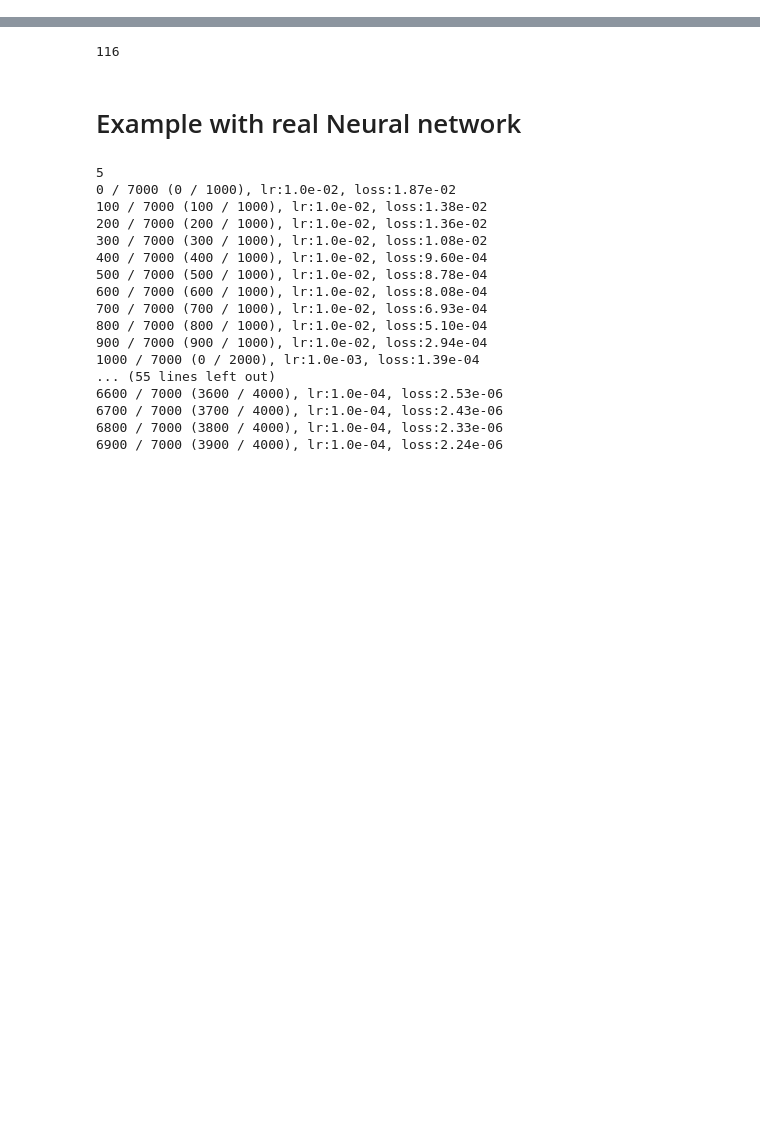
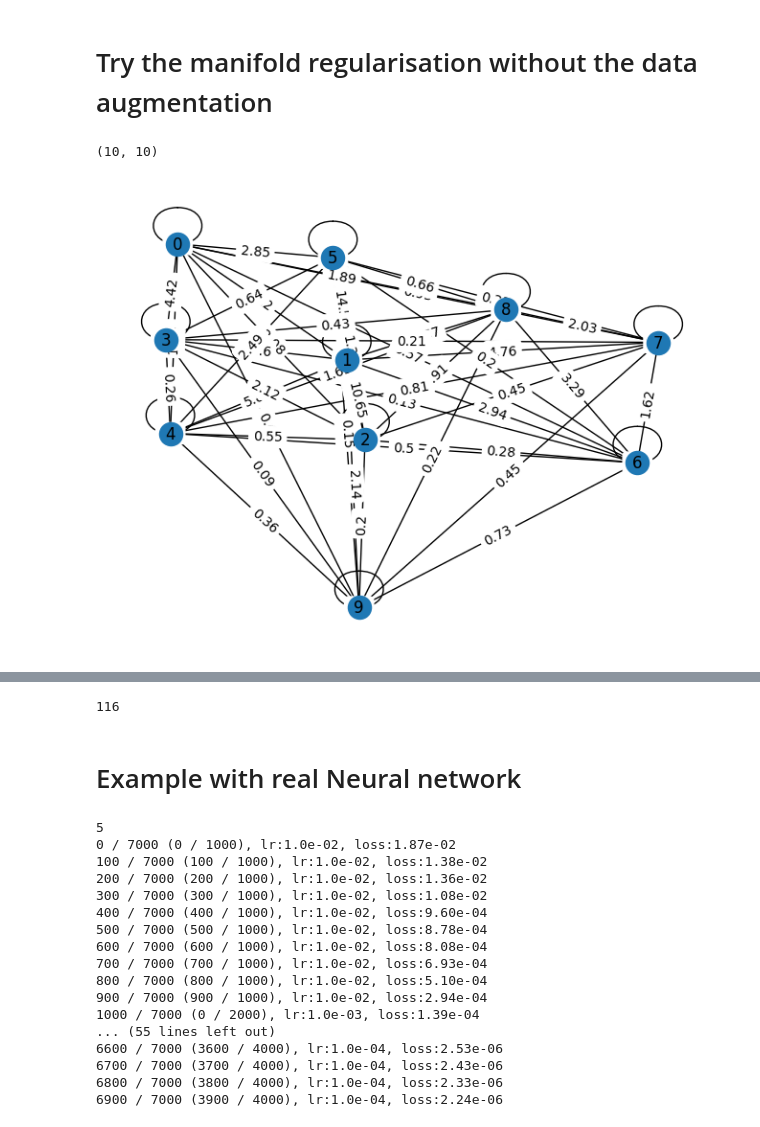
Before and after one commit to alaignelet/optimal_control, a Jupyter notebook: data_augmentation.ipynb, the cells around one changed output, grey strips where cells are left out. Drawn from its saved outputs; the diff is of its cells as text; code cells hidden in the pictures; blank space fills up the shorter version.

Commit message:
try optimiser and regularisation

```diff
--- a/data_augmentation.ipynb
+++ b/data_augmentation.ipynb
@@ -35,0 +32,21 @@ laplacian_matrix
+# %% [markdown]
+# Try the manifold regularisation without the data augmentation
+# %%
+# Build matrix of distances between particles
+from turtle import distance
+from scipy.spatial.distance import cdist
+distMatrix = np.round( cdist(points, points, lambda u, v: np.exp((-(u-v)).sum())), 2 )
+distMatrix.shape
+# %% [output]
+(10, 10)
+# %%
+G = nx.Graph()
+G = nx.from_numpy_matrix(distMatrix, create_using=nx.Graph)
+
+pos = nx.spring_layout(G)
+nx.draw(G, pos, with_labels=True)
+
+labels = nx.get_edge_attributes(G,'weight')
+nx.draw_networkx_edge_labels(G, pos, edge_labels=labels);
+# %% [output]
+[figure, added]
```
Also changed, not shown: parts of 5 cells of this notebook, 2 other files.
